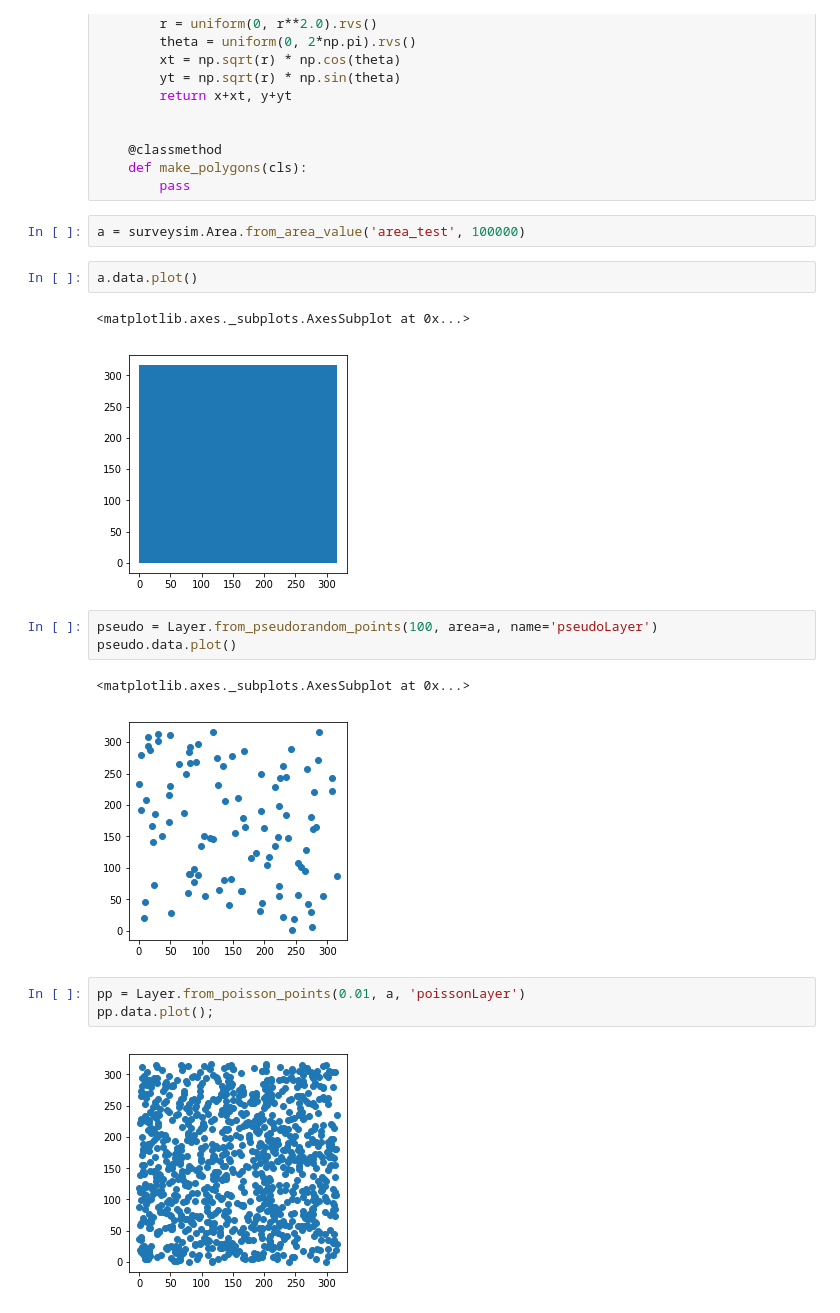
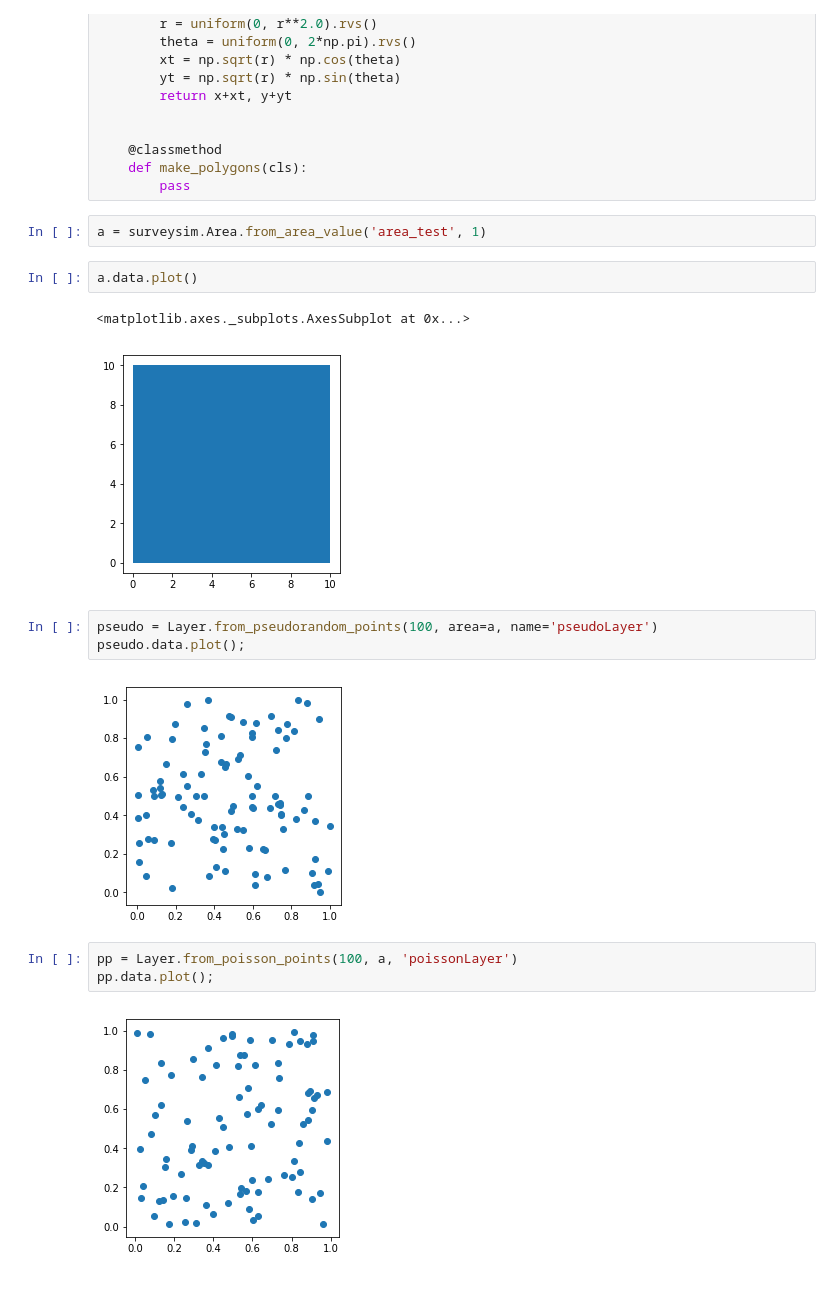
Before and after one commit to deppen8/prospect, a Jupyter notebook: notebooks/layer_test.ipynb, the cells around one changed output. Saved outputs shown, nothing was run; the diff lists cells and outputs as text.

Commit message:
test Poisson parameters

```diff
--- a/notebooks/layer_test.ipynb
+++ b/notebooks/layer_test.ipynb
@@ -126,20 +126,19 @@ class Layer:
     def make_polygons(cls):
         pass
 # %%
-a = surveysim.Area.from_area_value('area_test', 100000)
+a = surveysim.Area.from_area_value('area_test', 1)
 # %%
 a.data.plot()
 # %% [output]
 <matplotlib.axes._subplots.AxesSubplot at 0x...>
-[figure, old version]
+[figure, new version]
 # %%
 pseudo = Layer.from_pseudorandom_points(100, area=a, name='pseudoLayer')
-pseudo.data.plot()
+pseudo.data.plot();
 # %% [output]
-<matplotlib.axes._subplots.AxesSubplot at 0x...>
-[figure, old version]
+[figure, new version]
 # %%
-pp = Layer.from_poisson_points(0.01, a, 'poissonLayer')
+pp = Layer.from_poisson_points(100, a, 'poissonLayer')
 pp.data.plot();
 # %% [output]
-[figure, old version]
+[figure, new version]
```
Also changed, not shown: parts of 4 cells of this notebook.
